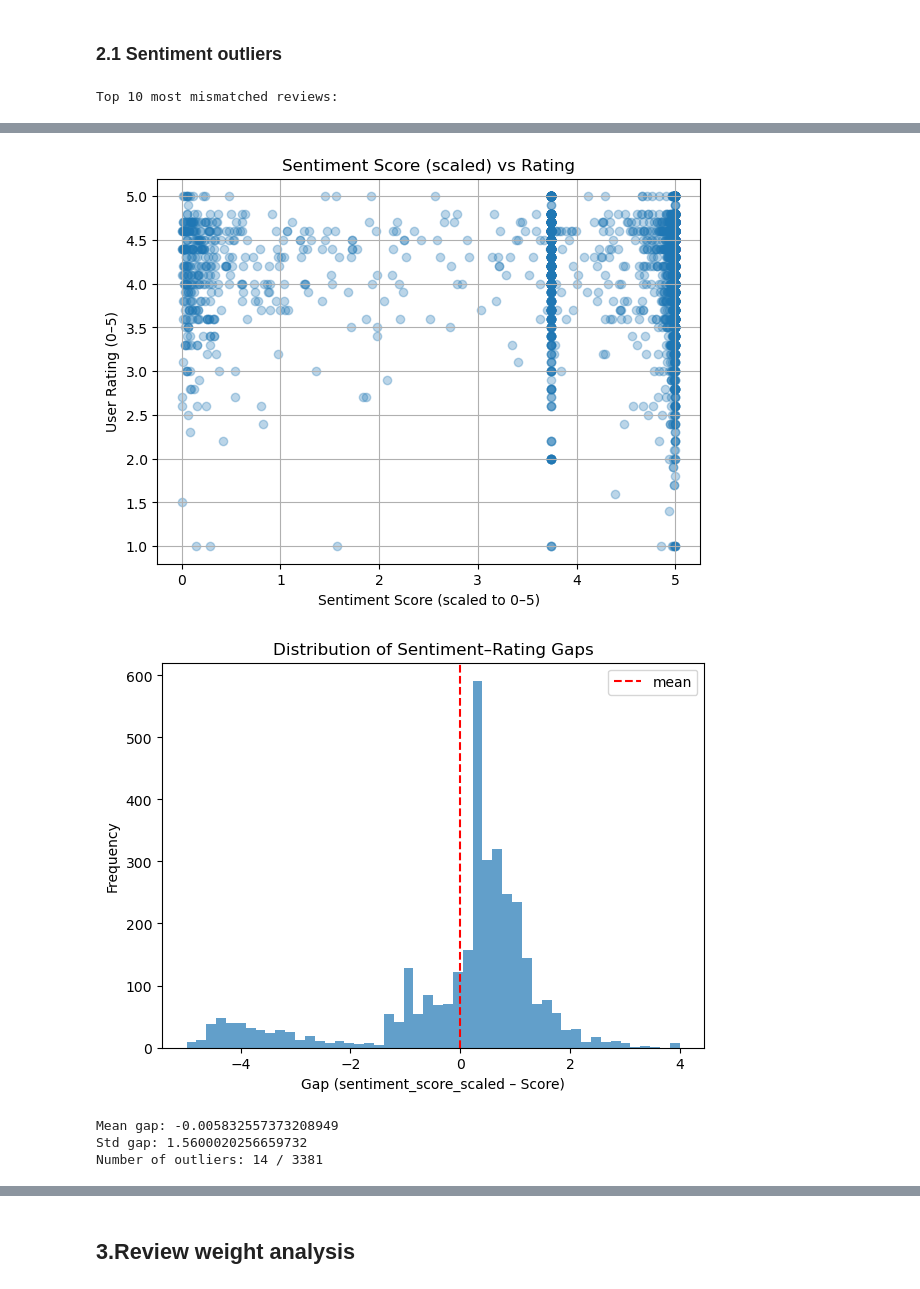
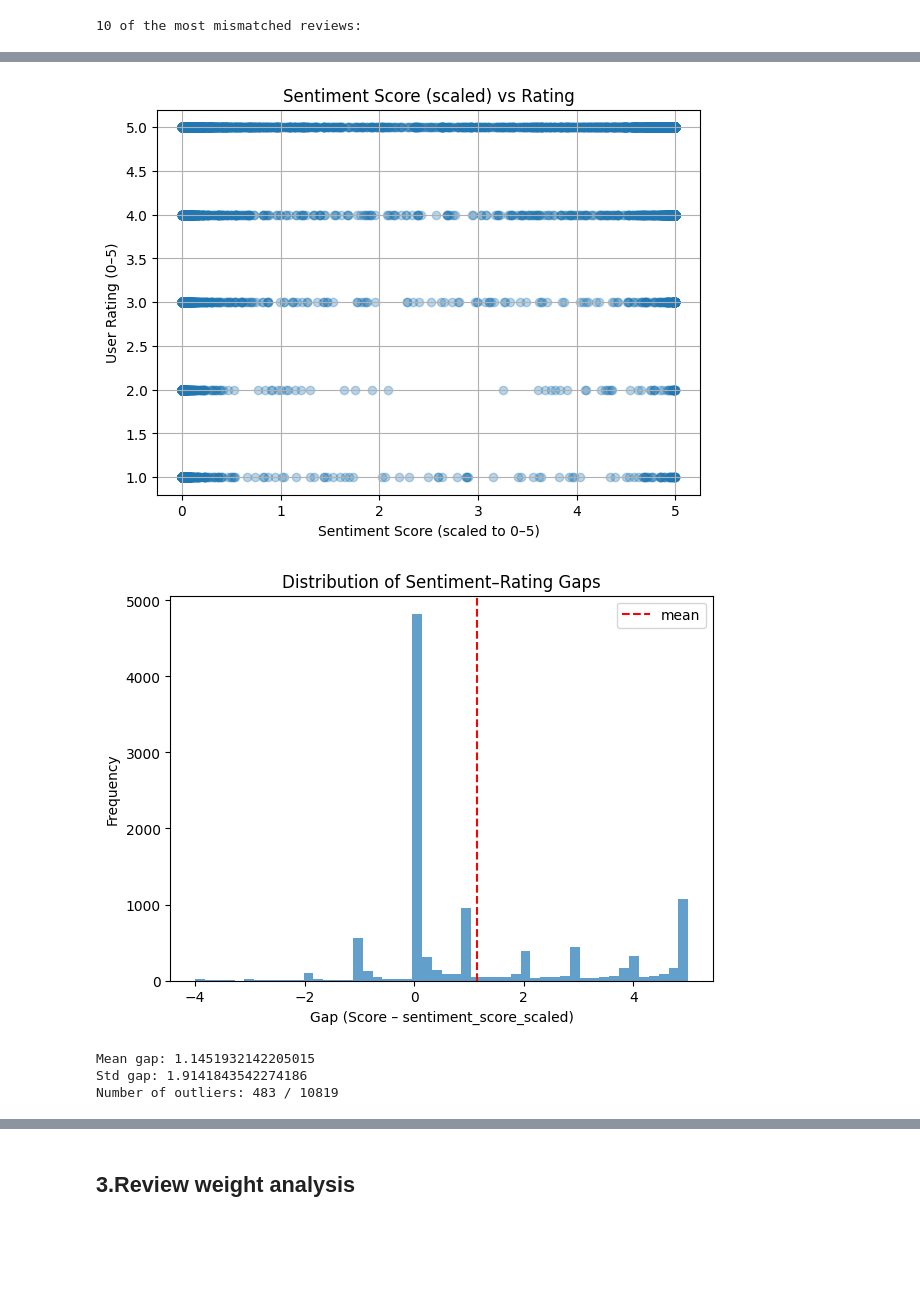
Before and after one commit to Vector239/ISOM5160-project-AI-Driven-Personalized-Product-Improvement-Recommendation-System-for-Amazon-Sellers, a Jupyter notebook: ISOM5160-GROUP7.ipynb, the cells around one changed output, grey strips where cells are left out. Saved outputs shown, nothing was run; the diff lists cells and outputs as text; code cells hidden in the pictures; blank space fills up the shorter version.

```diff
--- a/ISOM5160-GROUP7.ipynb
+++ b/ISOM5160-GROUP7.ipynb
@@ -148,35 +122,34 @@ df_amazon_food_reviews.sample(3)
-# %% [markdown]
-### 2.1 Sentiment outliers
 # %%
 # 确保 sentiment_score 与 Score 同区间
-df_amazon_product_info['sentiment_score_scaled'] = df_amazon_product_info['sentiment_score'] * 5
+df_reviews = pd.read_csv('datasets/amazon_food_reviews_cleaned.csv')
+df_reviews['sentiment_score_scaled'] = df_reviews['sentiment_score'] * 5
 
 # 计算评论情感与评分的差异
-df_amazon_product_info['sentiment_gap'] = (
-    df_amazon_product_info['sentiment_score_scaled'] - df_amazon_product_info['Score']
+df_reviews['sentiment_gap'] = (
+    df_reviews['Score'] - df_reviews['sentiment_score_scaled']
 )
 
 # 计算 Z-score，识别异常评论
-df_amazon_product_info['z_score'] = (
-    (df_amazon_product_info['sentiment_gap'] - df_amazon_product_info['sentiment_gap'].mean())
-    / df_amazon_product_info['sentiment_gap'].std()
+df_reviews['z_score'] = (
+    (df_reviews['sentiment_gap'] - df_reviews['sentiment_gap'].mean())
+    / df_reviews['sentiment_gap'].std()
 )
-df_amazon_product_info['is_outlier'] = df_amazon_product_info['z_score'].abs() > 3 # |z|>3 视为异常
+df_reviews['is_outlier'] = df_reviews['z_score'].abs() > 2 # |z|>2 视为异常
 
 # 打印异常评论样例
-print("Top 10 most mismatched reviews:")
+print("10 of the most mismatched reviews:")
 display(
-    df_amazon_product_info.loc[
-        df_amazon_product_info['is_outlier'],
-        ['product_id', 'Score', 'sentiment_score_scaled', 'sentiment_gap', 'z_score']
+    df_reviews.loc[
+        df_reviews['is_outlier'],
+        ['Id','ProductId', 'Score', 'sentiment_score_scaled', 'sentiment_gap', 'z_score','Summary','Text_cleaned']
     ].head(10)
 )
 
 # 绘制散点图：情感分 vs 评分
 plt.figure(figsize=(7, 5))
 plt.scatter(
-    df_amazon_product_info['sentiment_score_scaled'],
-    df_amazon_product_info['Score'],
+    df_reviews['sentiment_score_scaled'],
+    df_reviews['Score'],
     alpha=0.3
 )
 plt.title("Sentiment Score (scaled) vs Rating")
@@ -187,17 +160,17 @@ plt.show()
 
 # 绘制差异分布图
 plt.figure(figsize=(7, 5))
-plt.hist(df_amazon_product_info['sentiment_gap'], bins=50, alpha=0.7)
+plt.hist(df_reviews['sentiment_gap'], bins=50, alpha=0.7)
 plt.title("Distribution of Sentiment–Rating Gaps")
-plt.xlabel("Gap (sentiment_score_scaled – Score)")
+plt.xlabel("Gap (Score – sentiment_score_scaled)")
 plt.ylabel("Frequency")
-plt.axvline(df_amazon_product_info['sentiment_gap'].mean(), color='red', linestyle='--', label='mean')
+plt.axvline(df_reviews['sentiment_gap'].mean(), color='red', linestyle='--', label='mean')
 plt.legend()
 plt.show()
 
 # 输出统计信息
-print("Mean gap:", df_amazon_product_info['sentiment_gap'].mean())
-print("Std gap:", df_amazon_product_info['sentiment_gap'].std())
-print(f"Number of outliers: {df_amazon_product_info['is_outlier'].sum()} / {len(df_amazon_product_info)}")
+print("Mean gap:", df_reviews['sentiment_gap'].mean())
+print("Std gap:", df_reviews['sentiment_gap'].std())
+print(f"Number of outliers: {df_reviews['is_outlier'].sum()} / {len(df_reviews)}")
 # %% [output]
-Top 10 most mismatched reviews:
+10 of the most mismatched reviews:
@@ -215,5 +188,5 @@ Top 10 most mismatched reviews:
-[figure, old version]
+[figure, new version]
-[figure, old version]
+[figure, new version]
-Mean gap: -0.005832557373208949
-Std gap: 1.5600020256659732
-Number of outliers: 14 / 3381
+Mean gap: 1.1451932142205015
+Std gap: 1.9141843542274186
+Number of outliers: 483 / 10819
```
Also changed, not shown: parts of 28 cells of this notebook, 3 other files.
